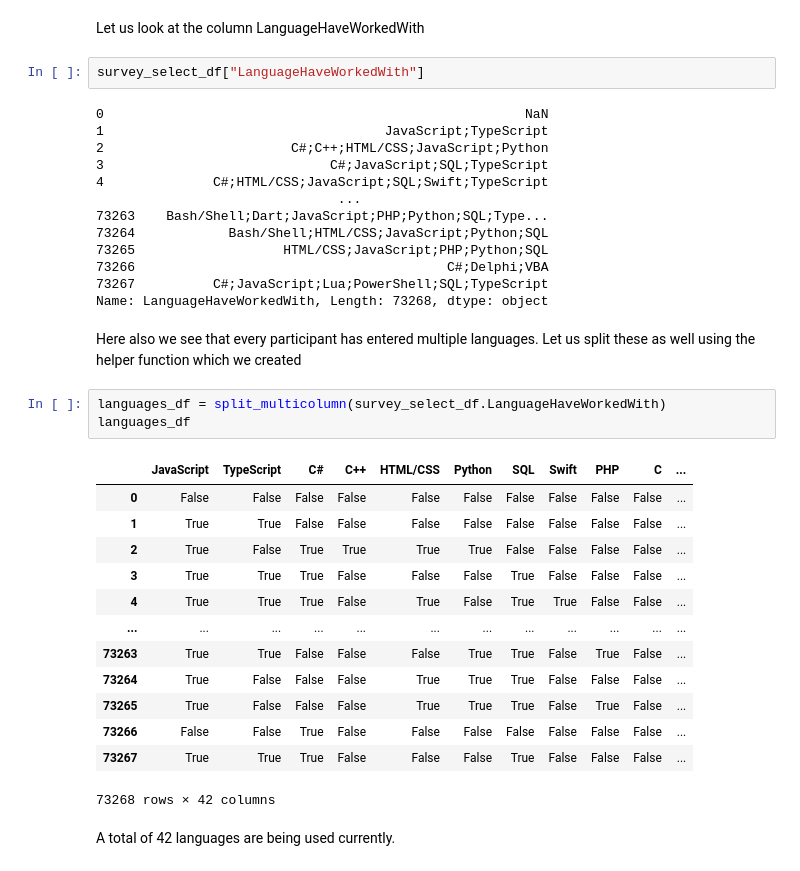
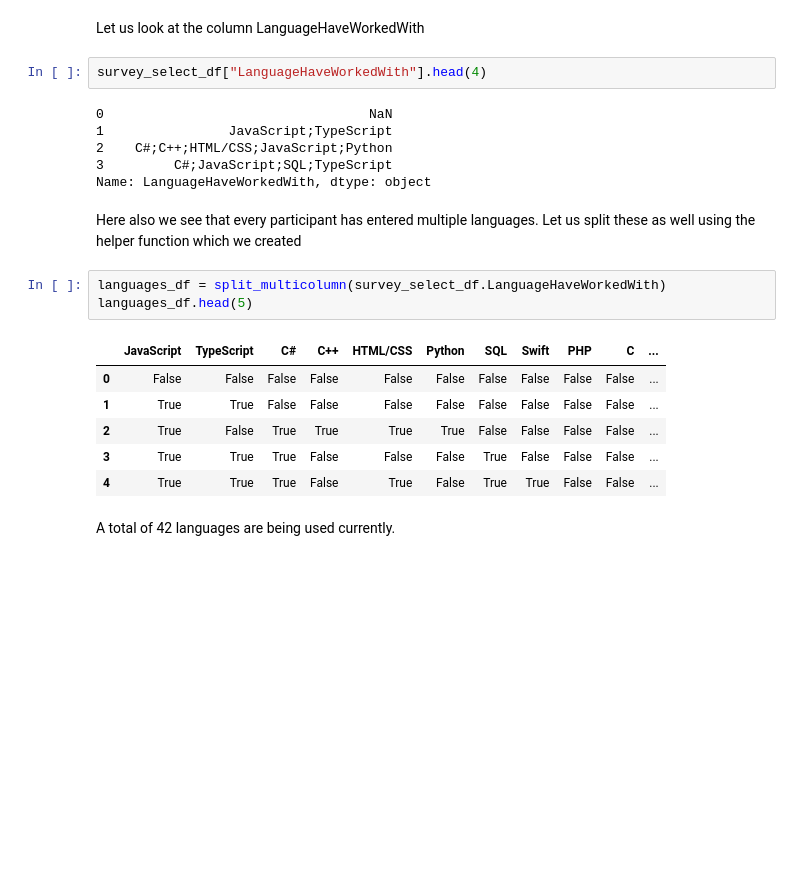
Before and after one commit to piyushrj100/Data_analysis, a Jupyter notebook: StackOverflow2022_EDA/Survey_2022.ipynb, the cells around one changed output. Drawn from its saved outputs; the diff is of its cells as text; blank space fills up the shorter version.

```diff
--- a/StackOverflow2022_EDA/Survey_2022.ipynb
+++ b/StackOverflow2022_EDA/Survey_2022.ipynb
@@ -368,39 +362,25 @@ From the above, we can see that Full stack development role is still leading in
 # %% [markdown]
 Let us look at the column LanguageHaveWorkedWith
 # %%
-survey_select_df["LanguageHaveWorkedWith"]
+survey_select_df["LanguageHaveWorkedWith"].head(4)
 # %% [output]
-0                                                      NaN
-1                                    JavaScript;TypeScript
-2                        C#;C++;HTML/CSS;JavaScript;Python
-3                             C#;JavaScript;SQL;TypeScript
-4              C#;HTML/CSS;JavaScript;SQL;Swift;TypeScript
-                               ...
-73263    Bash/Shell;Dart;JavaScript;PHP;Python;SQL;Type...
-73264            Bash/Shell;HTML/CSS;JavaScript;Python;SQL
-73265                   HTML/CSS;JavaScript;PHP;Python;SQL
-73266                                        C#;Delphi;VBA
-73267          C#;JavaScript;Lua;PowerShell;SQL;TypeScript
-Name: LanguageHaveWorkedWith, Length: 73268, dtype: object
+0                                  NaN
+1                JavaScript;TypeScript
+2    C#;C++;HTML/CSS;JavaScript;Python
+3         C#;JavaScript;SQL;TypeScript
+Name: LanguageHaveWorkedWith, dtype: object
 # %% [markdown]
 Here also we see that every participant has entered multiple languages. Let us split these as well using the helper function which we created
 # %%
 languages_df = split_multicolumn(survey_select_df.LanguageHaveWorkedWith)
-languages_df
+languages_df.head(5)
 # %% [output]
 |  | JavaScript | TypeScript | C# | C++ | HTML/CSS | Python | SQL | Swift | PHP | C | ... |
 | 0 | False | False | False | False | False | False | False | False | False | False | ... |
 | 1 | True | True | False | False | False | False | False | False | False | False | ... |
 | 2 | True | False | True | True | True | True | False | False | False | False | ... |
 | 3 | True | True | True | False | False | False | True | False | False | False | ... |
 | 4 | True | True | True | False | True | False | True | True | False | False | ... |
-| ... | ... | ... | ... | ... | ... | ... | ... | ... | ... | ... | ... |
-| 73263 | True | True | False | False | False | True | True | False | True | False | ... |
-| 73264 | True | False | False | False | True | True | True | False | False | False | ... |
-| 73265 | True | False | False | False | True | True | True | False | True | False | ... |
-| 73266 | False | False | True | False | False | False | False | False | False | False | ... |
-| 73267 | True | True | True | False | False | False | True | False | False | False | ... |
-73268 rows × 42 columns
 # %% [markdown]
 A total of 42 languages are being used currently.
 # %%
```
Also changed, not shown: parts of 15 cells of this notebook.
